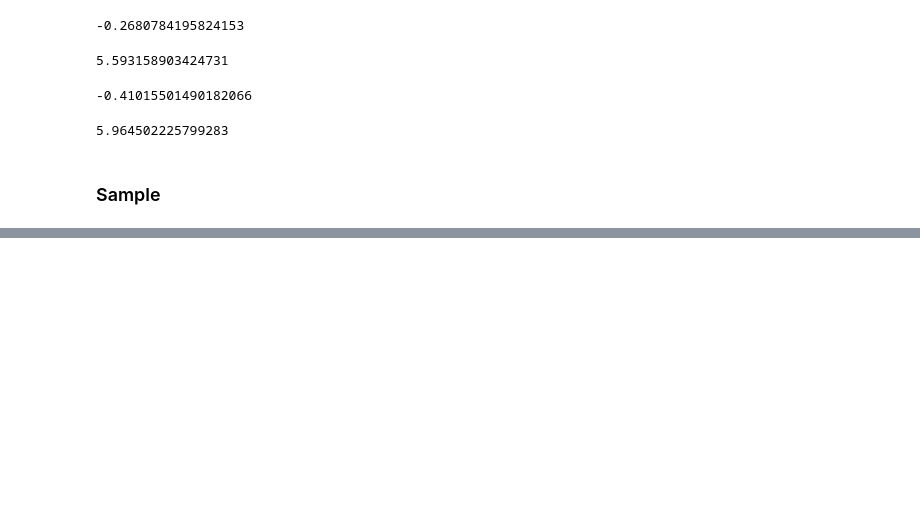
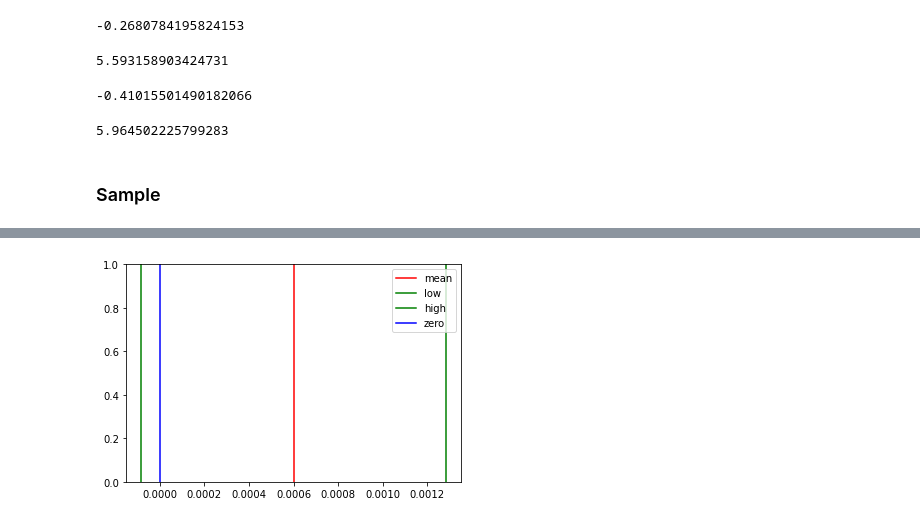
Before and after one commit to tohidabedini/deep-learning-courses, a Jupyter notebook: 04-Udemy - Financial/02-Financial basics/2.11-Financial Data Statistics.ipynb, the cells around one changed output, grey strips where cells are left out. Cells and saved outputs as stored; diff of their text form; code cells hidden in the pictures; blank space fills up the shorter version.

```diff
--- a/04-Udemy - Financial/02-Financial basics/2.11-Financial Data Statistics.ipynb
+++ b/04-Udemy - Financial/02-Financial basics/2.11-Financial Data Statistics.ipynb
@@ -190,0 +211,8 @@ sample.skew(), sample.kurtosis()
+# %%
+plt.axvline(m, label='mean', color='red')
+plt.axvline(low, label='low', color='green')
+plt.axvline(high, label='high', color='green')
+plt.axvline(0, label='zero', color='blue')
+plt.legend();
+# %% [output]
+[figure, added]
```
Also changed, not shown: parts of 7 cells of this notebook.
